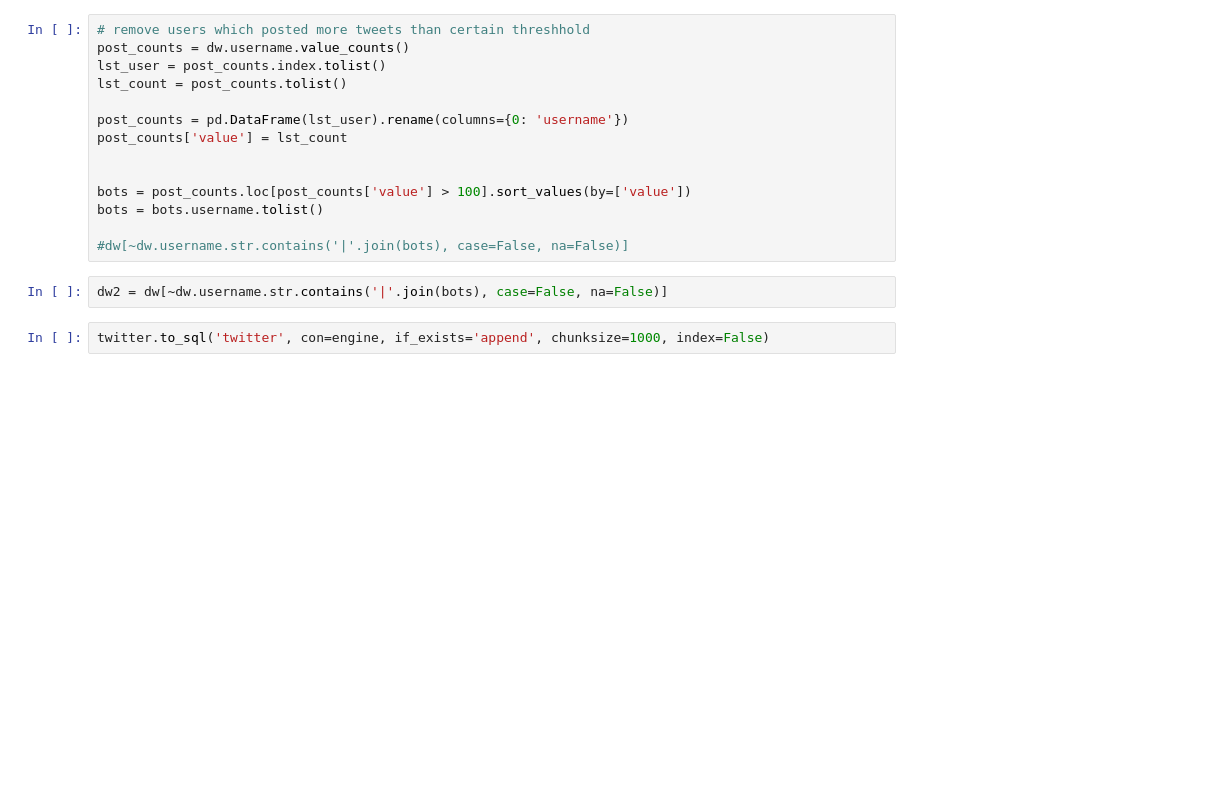
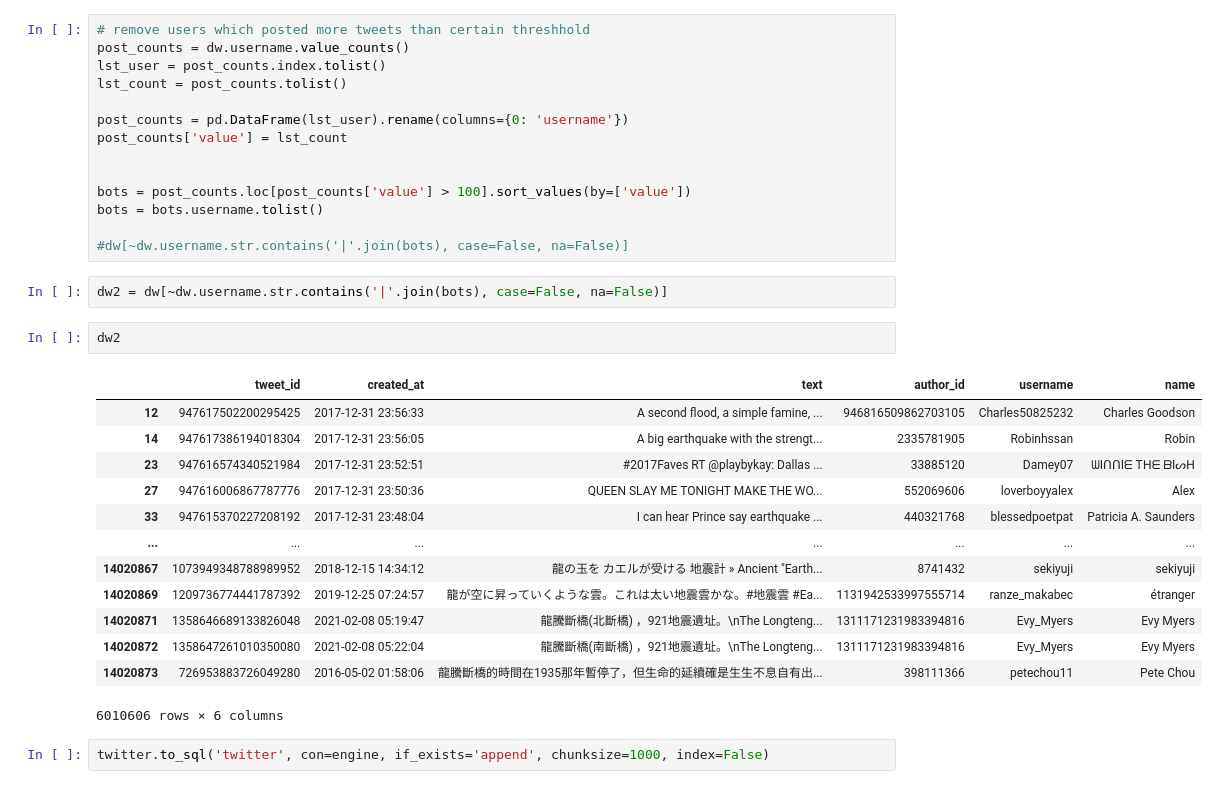
Before and after one commit to finite001/DWL_earthquakes, a Jupyter notebook: Jupyter Notebook/transform_twitter.ipynb, the cells around one changed output. Saved outputs shown, nothing was run; the diff lists cells and outputs as text; blank space fills up the shorter version.

```diff
--- a/Jupyter Notebook/transform_twitter.ipynb
+++ b/Jupyter Notebook/transform_twitter.ipynb
@@ -231,6 +231,22 @@ bots = bots.username.tolist()
 #dw[~dw.username.str.contains('|'.join(bots), case=False, na=False)]
 # %%
 dw2 = dw[~dw.username.str.contains('|'.join(bots), case=False, na=False)]
+# %%
+dw2
+# %% [output]
+|  | tweet_id | created_at | text | author_id | username | name |
+| 12 | 947617502200295425 | 2017-12-31 23:56:33 | A second flood, a simple famine, ... | 946816509862703105 | Charles50825232 | Charles Goodson |
+| 14 | 947617386194018304 | 2017-12-31 23:56:05 | A big earthquake with the strengt... | 2335781905 | Robinhssan | Robin |
+| 23 | 947616574340521984 | 2017-12-31 23:52:51 | #2017Faves RT @playbykay: Dallas ... | 33885120 | Damey07 | ᗯIᑎᑎIᗴ Tᕼᗴ ᗷIᔕᕼ |
+| 27 | 947616006867787776 | 2017-12-31 23:50:36 | QUEEN SLAY ME TONIGHT MAKE THE WO... | 552069606 | loverboyyalex | Alex |
+| 33 | 947615370227208192 | 2017-12-31 23:48:04 | I can hear Prince say earthquake ... | 440321768 | blessedpoetpat | Patricia A. Saunders |
+| ... | ... | ... | ... | ... | ... | ... |
+| 14020867 | 1073949348788989952 | 2018-12-15 14:34:12 | 龍の玉を カエルが受ける 地震計 » Ancient "Earth... | 8741432 | sekiyuji | sekiyuji |
+| 14020869 | 1209736774441787392 | 2019-12-25 07:24:57 | 龍が空に昇っていくような雲。これは太い地震雲かな。#地震雲 #Ea... | 1131942533997555714 | ranze_makabec | étranger |
+| 14020871 | 1358646689133826048 | 2021-02-08 05:19:47 | 龍騰斷橋(北斷橋) ，921地震遺址。\nThe Longteng... | 1311171231983394816 | Evy_Myers | Evy Myers |
+| 14020872 | 1358647261010350080 | 2021-02-08 05:22:04 | 龍騰斷橋(南斷橋) ，921地震遺址。\nThe Longteng... | 1311171231983394816 | Evy_Myers | Evy Myers |
+| 14020873 | 726953883726049280 | 2016-05-02 01:58:06 | 龍騰斷橋的時間在1935那年暫停了，但生命的延續確是生生不息自有出... | 398111366 | petechou11 | Pete Chou |
+6010606 rows × 6 columns
 # %%
 twitter.to_sql('twitter', con=engine, if_exists='append', chunksize=1000, index=False)
 # %%
```
Also changed, not shown: parts of 1 cell of this notebook, 2 other files.
